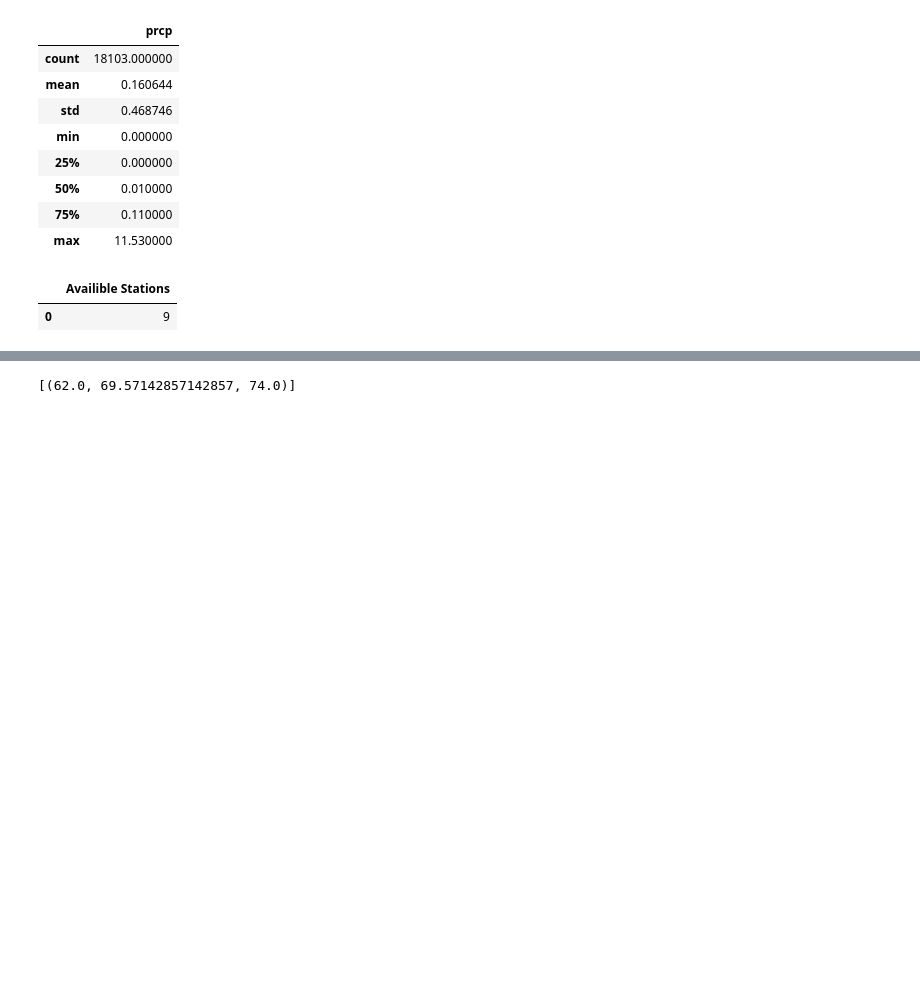
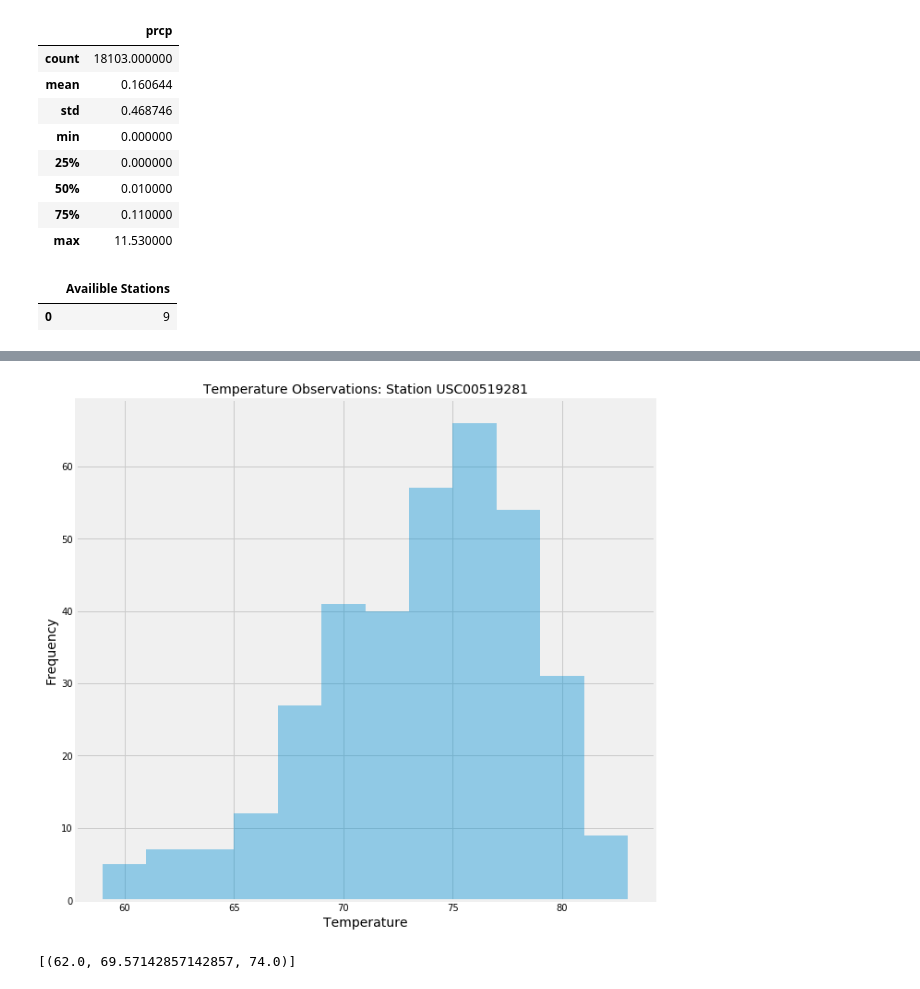
Before and after one commit to timhulak/sqlalchemy, a Jupyter notebook: climate_starter.ipynb, the cells around one changed output, grey strips where cells are left out. Cells and saved outputs as stored; diff of their text form; code cells hidden in the pictures; blank space fills up the shorter version.

Commit message:
2 of 4 Plots Complete

```diff
--- a/climate_starter.ipynb
+++ b/climate_starter.ipynb
@@ -208,0 +210,5 @@ active_stations
+# %%
+highest_station = pd.read_sql("SELECT date,tobs FROM Measurement WHERE (station = 'USC00519281') \
+                                AND (date BETWEEN '2016-08-19' AND '2017-08-19')",engine)
+temp_df = pd.DataFrame(highest_station)
+temp_df.head()
@@ -209,3 +222,13 @@ active_stations
+# %%
+plt.figure(figsize = (10, 10))
+sns.distplot(temp_df['tobs'], bins=12, kde=False)
+plt.xlabel('Temperature', fontsize = 14)
+plt.ylabel('Frequency', fontsize = 14)
+plt.title('Temperature Observations: Station USC00519281', fontsize =14)
+plt.grid(True)
+plt.show()
+# %% [output]
+[figure, added]
 # %%
 # This function called `calc_temps` will accept start date and end date in the format '%Y-%m-%d'
 # and return the minimum, average, and maximum temperatures for that range of dates
```
Also changed, not shown: parts of 11 cells of this notebook.
